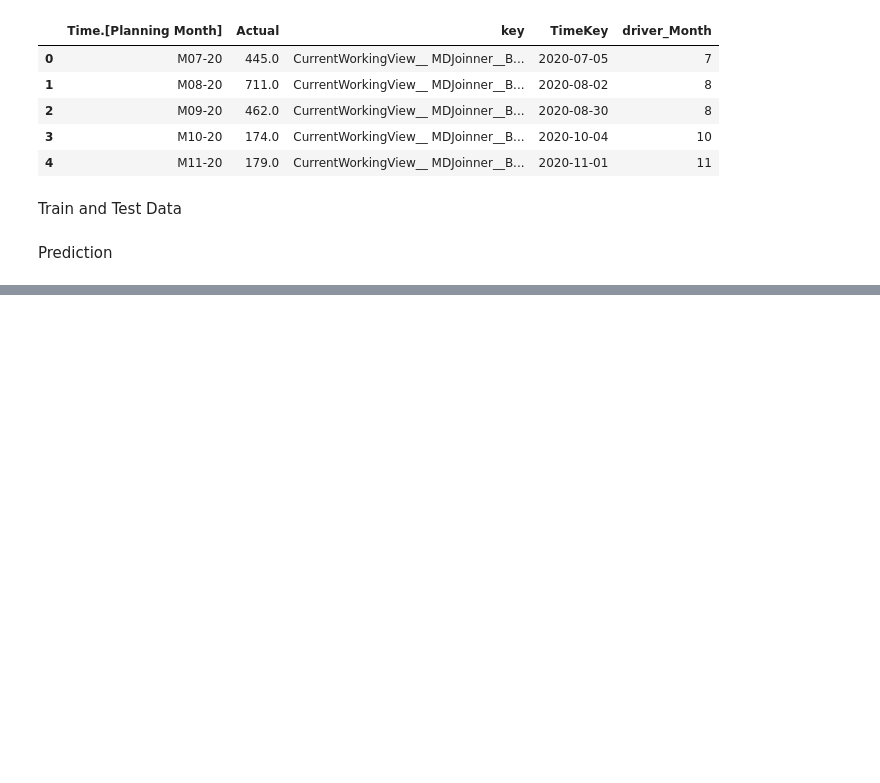
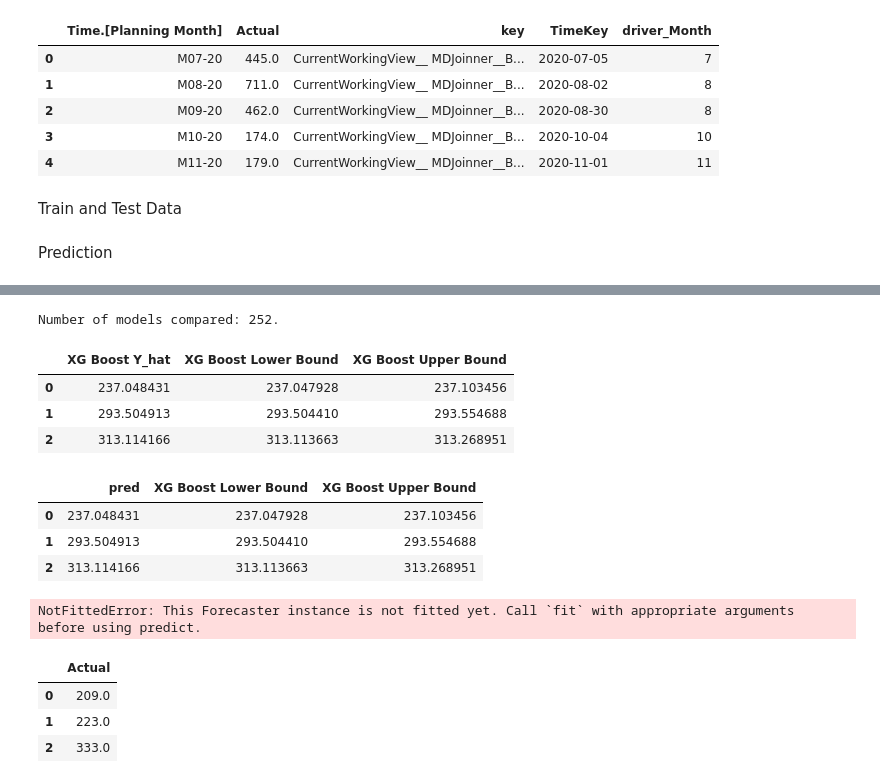
Before and after one commit to mbahau/Forecastinit, a Jupyter notebook: mian.ipynb, the cells around one changed output, grey strips where cells are left out. Saved outputs shown, nothing was run; the diff lists cells and outputs as text; code cells hidden in the pictures; blank space fills up the shorter version.

Commit message:
hypertunning using grid search implemented

```diff
--- a/mian.ipynb
+++ b/mian.ipynb
@@ -40,3 +40,4 @@ Forecast_start_date = "M01-23"
 Forecast_end_date = "M03-23"
 drivers = ['driver_Month']
 models = ["Random Forest", "XG Boost"]
+Hypertunning = False
@@ -50,10 +61,29 @@ def split(data,start_date_key,end_date_key,X_cols,y_col):
     X = data[['key','TimeKey']+X_cols]
     y = data[[y_col]]
     return X, y
+# %%
+# fit the model
+# if Hypertunning is turned on fit will be in grid search else normal fit with default values will return
+def skforecastfit(forecaster,y_train_loc,param_grid,lags_grid):
+    results = grid_search_forecaster(
+              forecaster         = forecaster,
+              y                  = y_train_loc,
+              param_grid         = param_grid,
+              lags_grid          = lags_grid,
+              steps              = 12,
+              refit              = False,
+              metric             = 'mean_squared_error',
+              initial_train_size = len(y_train)-1,
+              fixed_train_size   = False,
+              return_best        = True,
+              n_jobs             = 'auto',
+              verbose            = False,
+              show_progress      = True
+          )
 # %%
 # SK Forecast ML Models
 # skforecastpredict(models in list, X train data frame, y train data frame, X test data frame )
-def skforecastpredict(models, X_train, y_train, X_test):
+def skforecastpredict(models, X_train, y_train, X_test,Hypertunning,param_grid,lags_grid):
     # Predicted output data frame
     Output = pd.DataFrame()
 
@@ -69,8 +99,11 @@ def skforecastpredict(models, X_train, y_train, X_test):
                  regressor = RandomForestRegressor(random_state=123),
                  lags      = [2]
              )
-        randomforestforecaster.fit(y= y_train_loc)
-        y_hat_randomforest = randomforestforecaster.predict_interval(steps=11).reset_index(drop=True)
+        if Hypertunning is True:
+            skforecastfit(randomforestforecaster,y_train_loc,param_grid,lags_grid)
+        else:
+            randomforestforecaster.fit(y= y_train_loc)
+        y_hat_randomforest = randomforestforecaster.predict_interval(steps=3).reset_index(drop=True)
         y_hat_randomforest.columns = ['Random Forest Y_hat', 'Random Forest Lower Bound', 'Random Forest Upper Bound']
         Output = pd.concat([Output, y_hat_randomforest], axis=1)
     # xxxxxxxxxxxxxxxxxxxxxxxxxxxxxxxxxxxxxxxxxxxxxxxxxxxxxxxxxxxxxxxxxxxxxxxxxxxxxxxxxxxxxxxxxxxxxxxxxxxxxxxxxxxxxxxxxxxxxxxxxxxxxxxxxxxxxxxx
@@ -81,8 +114,11 @@ def skforecastpredict(models, X_train, y_train, X_test):
                 regressor= XGBRegressor(random_state = 213),
                 lags= [1,2]
             )
-        xgboostForecaster.fit(y=y_train_loc)
-        y_hat_xgboost = xgboostForecaster.predict_interval(steps=11).reset_index(drop=True)
+        if Hypertunning is True:
+            skforecastfit(xgboostForecaster,y_train_loc,param_grid,lags_grid)
+        else:
+            xgboostForecaster.fit(y=y_train_loc)
+        y_hat_xgboost = xgboostForecaster.predict_interval(steps=3).reset_index(drop=True)
         y_hat_xgboost.columns = ['XG Boost Y_hat', 'XG Boost Lower Bound', 'XG Boost Upper Bound']
         Output = pd.concat([Output, y_hat_xgboost], axis=1)
     # xxxxxxxxxxxxxxxxxxxxxxxxxxxxxxxxxxxxxxxxxxxxxxxxxxxxxxxxxxxxxxxxxxxxxxxxxxxxxxxxxxxxxxxxxxxxxxxxxxxxxxxxxxxxxxxxxxxxxxxxxxxxxxxxxxxxxxxx
@@ -180,0 +202,13 @@ skforecastpredict(models,X_train, y_train, X_test)
+# %%
+Hypertunning=True
+models = ["~Random Forest", "XG Boost"]
+rf = skforecastpredict(models,X_train, y_train, X_test, Hypertunning, param_grid, lags_grid)
+# %% [output]
+Number of models compared: 252.
+# %%
+rf
+# %% [output]
+|  | XG Boost Y_hat | XG Boost Lower Bound | XG Boost Upper Bound |
+| 0 | 237.048431 | 237.047928 | 237.103456 |
+| 1 | 293.504913 | 293.504410 | 293.554688 |
+| 2 | 313.114166 | 313.113663 | 313.268951 |
@@ -180,0 +241,24 @@ skforecastpredict(models,X_train, y_train, X_test)
+# %%
+rf
+yhat = rf.rename(columns={'Random Forest Y_hat':'pred','XG Boost Y_hat':'pred'})
+
+yhat
+# %% [output]
+|  | pred | XG Boost Lower Bound | XG Boost Upper Bound |
+| 0 | 237.048431 | 237.047928 | 237.103456 |
+| 1 | 293.504913 | 293.504410 | 293.554688 |
+| 2 | 313.114166 | 313.113663 | 313.268951 |
+# %%
+yhat = forecaster.predict_interval(3)
+yhat.reset_index(inplace=True,drop=True)
+yhat
+# %% [output]
+NotFittedError: This Forecaster instance is not fitted yet. Call `fit` with appropriate arguments before using predict.
+# %%
+y_test.reset_index(inplace=True,drop=True)
+y_test
+# %% [output]
+|  | Actual |
+| 0 | 209.0 |
+| 1 | 223.0 |
+| 2 | 333.0 |
```
Also changed, not shown: parts of 6 cells of this notebook.
